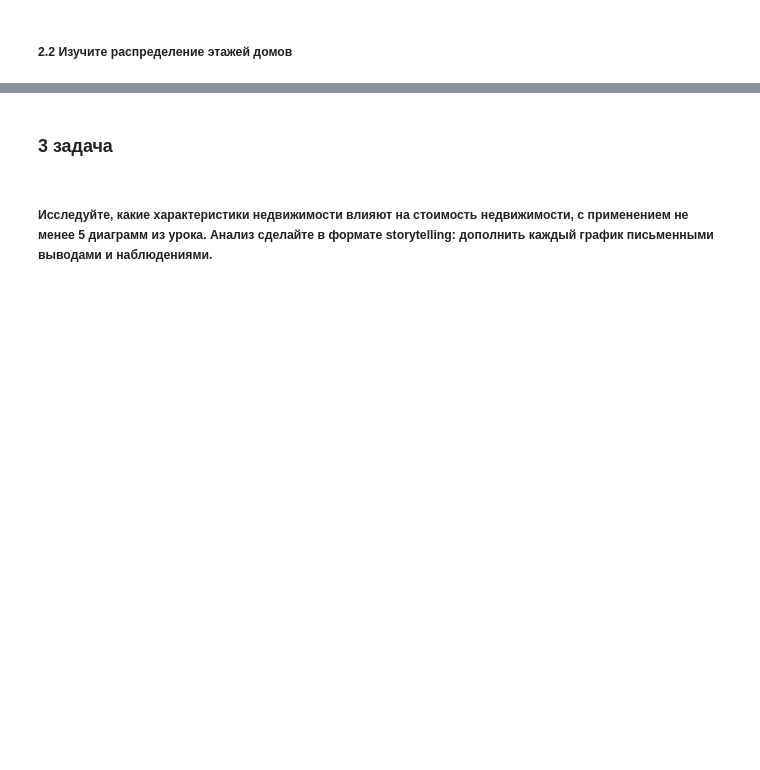
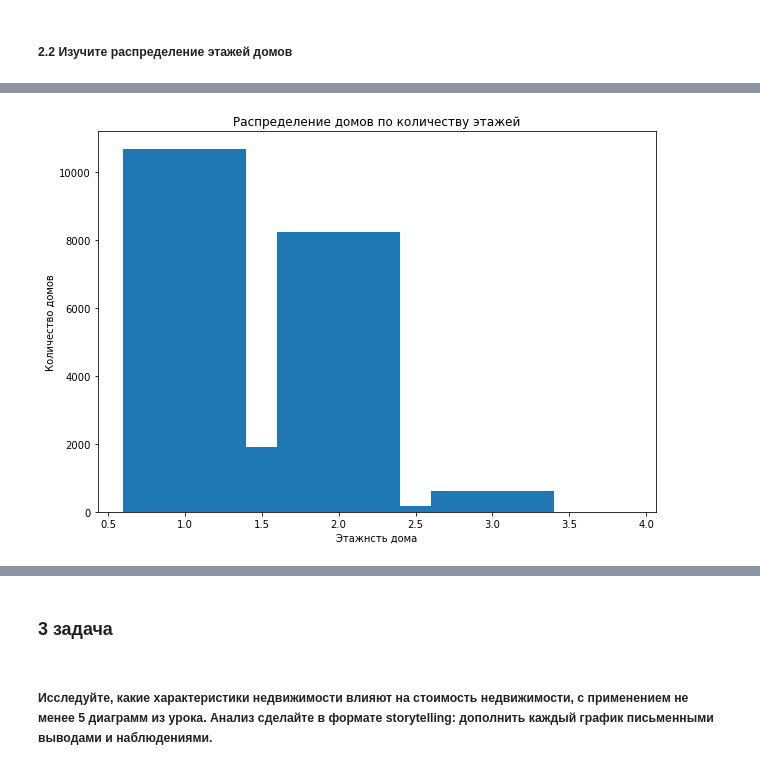
Before and after one commit to NickAllenov-DE/Python-basic-for-analysts, a Jupyter notebook: Hometask_4/PyForAn-Hometask_4.ipynb, the cells around one changed output, grey strips where cells are left out. Drawn from its saved outputs; the diff is of its cells as text; code cells hidden in the pictures; blank space fills up the shorter version.

```diff
--- a/Hometask_4/PyForAn-Hometask_4.ipynb
+++ b/Hometask_4/PyForAn-Hometask_4.ipynb
@@ -99,0 +101,8 @@ plt.bar(data.index, data.values);
+# %%
+plt.figure(figsize = (10,7))
+plt.bar(data.index, data.values)
+plt.ylabel('Количество домов')
+plt.xlabel('Этажнсть дома')
+plt.title('Распределение домов по количеству этажей');
+# %% [output]
+[figure, added]
```
Also changed, not shown: parts of 24 cells of this notebook.
